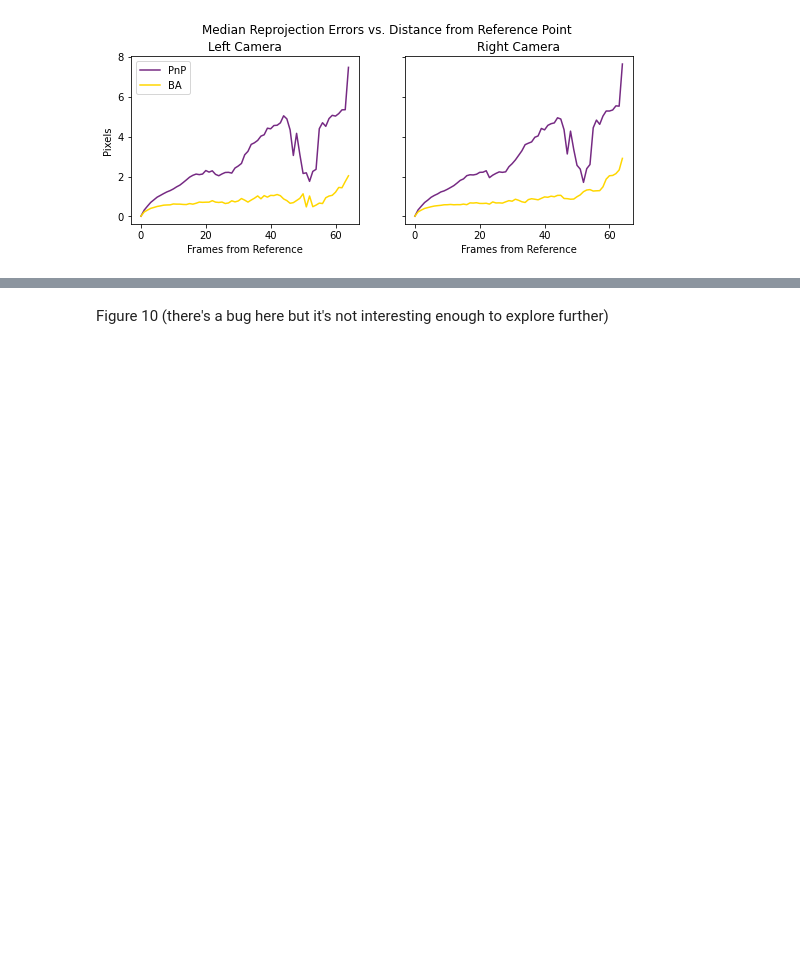
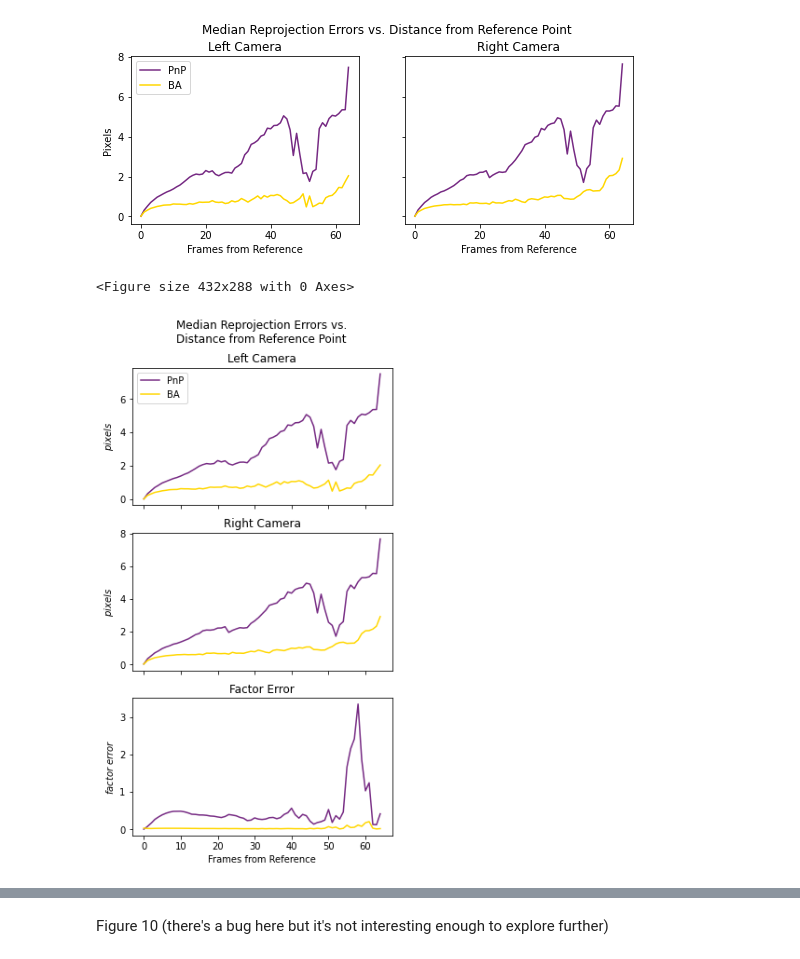
Before and after one commit to JonNir1/VAN_ex, a Jupyter notebook: final_project/notebooks/ReprojectionErrors.ipynb, the cells around one changed output, grey strips where cells are left out. Drawn from its saved outputs; the diff is of its cells as text; code cells hidden in the pictures; blank space fills up the shorter version.

Commit message:
plot factor errors

```diff
--- a/final_project/notebooks/ReprojectionErrors.ipynb
+++ b/final_project/notebooks/ReprojectionErrors.ipynb
@@ -184,3 +185,5 @@ ba_median_err_r = pd.Series({k: v.median() for k,v in ba_errs_r.items()})
 # pg_errs_l, pg_errs_r = calculate_reprojection_errors_by_frame(sample_tracks, abs_pg_cameras, verbose=False)
 # pg_median_err_l = pd.Series({k: v.median() for k,v in pg_errs_l.items()})
 # pg_median_err_r = pd.Series({k: v.median() for k,v in pg_errs_r.items()})
+
+median_factor_errors = pd.read_pickle(os.path.join(c.DATA_WRITE_PATH, "track_factor_errors.pkl"))
@@ -208,3 +209,32 @@ plt.show()
 # %% [output]
 <Figure size 432x288 with 0 Axes>
 [figure]
+# %%
+plt.clf()
+fig, axes = plt.subplots(nrows=3, ncols=1, sharex='col', figsize=(5, 9))
+fig.subplots_adjust(top=0.9)
+fig.suptitle("Median Reprojection Errors vs.\nDistance from Reference Point", y=0.98, x=0.51)
+
+axes[0].set_title("Left Camera")
+axes[0].plot(pnp_median_err_l.index, pnp_median_err_l, c=COLORS[0], label="PnP")
+axes[0].plot(ba_median_err_l.index, ba_median_err_l, c=COLORS[2], label="BA")
+# axes[0].set_xlabel("Frames from Reference")
+axes[0].set_ylabel("$pixels$")
+axes[0].legend()
+
+axes[1].set_title("Right Camera")
+axes[1].plot(pnp_median_err_r.index, pnp_median_err_r, c=COLORS[0], label="PnP")
+axes[1].plot(ba_median_err_r.index, ba_median_err_r, c=COLORS[2], label="BA")
+# axes[1].set_xlabel("Frames from Reference")
+axes[1].set_ylabel("$pixels$")
+
+axes[2].set_title("Factor Error")
+axes[2].plot(median_factor_errors.index, median_factor_errors.Pre, c=COLORS[0], label="PnP")
+axes[2].plot(median_factor_errors.index, median_factor_errors.Post, c=COLORS[2], label="BA")
+axes[2].set_xlabel("Frames from Reference")
+axes[2].set_ylabel("$factor$ $error$")
+
+plt.show()
+# %% [output]
+<Figure size 432x288 with 0 Axes>
+[figure, added]
```
Also changed, not shown: parts of 7 cells of this notebook.
